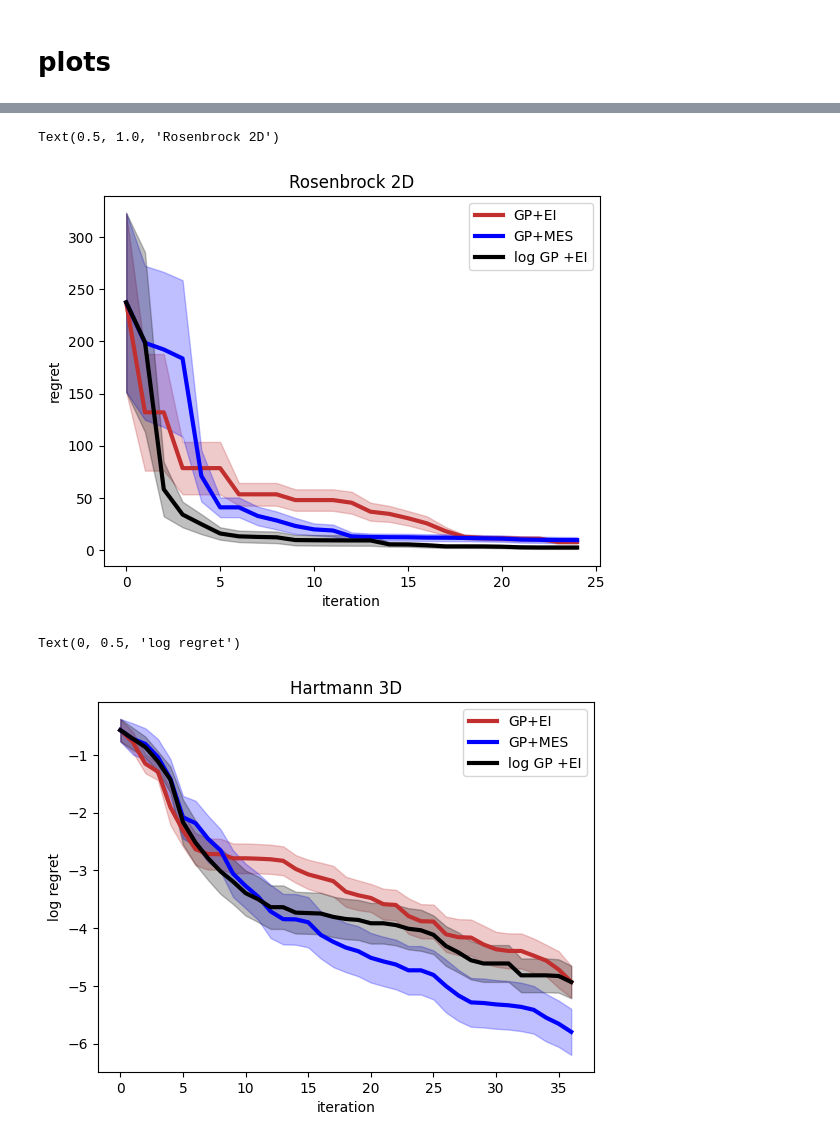
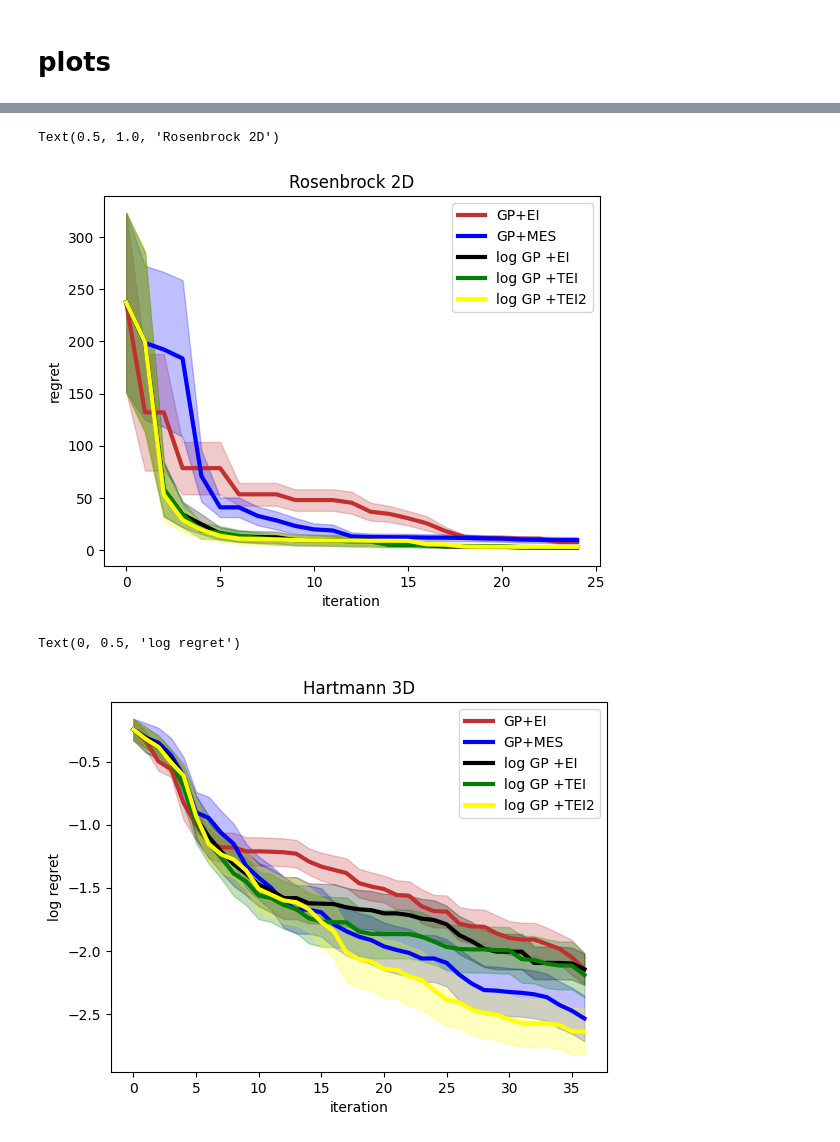
Before and after one commit to HanyangHenry-Wang/LogGP, a Jupyter notebook: Warped_GP+BO_(backup).ipynb, the cells around one changed output, grey strips where cells are left out. Cells and saved outputs as stored; diff of their text form; code cells hidden in the pictures.

```diff
--- a/Warped_GP+BO_(backup).ipynb
+++ b/Warped_GP+BO_(backup).ipynb
@@ -627,6 +961,8 @@ Text(0.5, 1.0, 'Branin 2D')
 BO_EI = np.genfromtxt(os.path.join(os.getcwd(),'Rosenbrock2D_BO_EI'), delimiter=',')
 BO_MES = np.genfromtxt(os.path.join(os.getcwd(),'Rosenbrock2D_BO_MES'), delimiter=',')
 Warped_BO_EI = np.genfromtxt(os.path.join(os.getcwd(),'Rosenbrock2D_Warped_BO_EI'), delimiter=',')
+Warped_BO_TEI = np.genfromtxt(os.path.join(os.getcwd(),'Rosenbrock2D_Warped_BO_TEI'), delimiter=',')
+Warped_BO_TEI2 = np.genfromtxt(os.path.join(os.getcwd(),'Rosenbrock2D_Warped_BO_TEI2'), delimiter=',')
 
 fstar = 0.
 
@@ -654,6 +990,22 @@ iter = np.array(range(mean.shape[0]))
 plt.plot(mean,linewidth=3,label='log GP +EI',color='black')
 plt.fill_between(iter, mean-std/np.sqrt(N), mean+std/np.sqrt(N),alpha=0.25,color='black')
 
+N = 20
+total_record = np.array(Warped_BO_TEI)-fstar
+mean = np.mean(total_record,axis=0)
+std = np.std(total_record,axis=0)
+iter = np.array(range(mean.shape[0]))
+plt.plot(mean,linewidth=3,label='log GP +TEI',color='green')
+plt.fill_between(iter, mean-std/np.sqrt(N), mean+std/np.sqrt(N),alpha=0.25,color='green')
+
+N = 20
+total_record =np.array(Warped_BO_TEI2)-fstar
+mean = np.mean(total_record,axis=0)
+std = np.std(total_record,axis=0)
+iter = np.array(range(mean.shape[0]))
+plt.plot(mean,linewidth=3,label='log GP +TEI2',color='yellow')
+plt.fill_between(iter, mean-std/np.sqrt(N), mean+std/np.sqrt(N),alpha=0.25,color='yellow')
+
 plt.xlabel('iteration')
 plt.ylabel('regret')
 
@@ -661,43 +1013,63 @@ plt.legend()
 plt.title('Rosenbrock 2D')
 # %% [output]
 Text(0.5, 1.0, 'Rosenbrock 2D')
-[figure, old version]
+[figure, new version]
 # %%
 BO_EI = np.genfromtxt(os.path.join(os.getcwd(),'Hartmann3D_BO_EI'), delimiter=',')
 BO_MES = np.genfromtxt(os.path.join(os.getcwd(),'Hartmann3D_BO_MES'), delimiter=',')
 Warped_BO_EI = np.genfromtxt(os.path.join(os.getcwd(),'Hartmann3D_Warped_BO_EI'), delimiter=',')
+Warped_BO_TEI = np.genfromtxt(os.path.join(os.getcwd(),'Hartmann3D_Warped_BO_TEI'), delimiter=',')
+Warped_BO_TEI2 = np.genfromtxt(os.path.join(os.getcwd(),'Hartmann3d_Warped_BO_TEI2'), delimiter=',')
 
-fstar = -3.8628
+fstar = -3.86278
 
 N = 20
-total_record = np.log(np.array(BO_EI)-fstar)
+total_record = np.log10(np.array(BO_EI)-fstar)
 mean = np.mean(total_record,axis=0)
 std = np.std(total_record,axis=0)
 iter = np.array(range(mean.shape[0]))
 plt.plot(mean,linewidth=3,label='GP+EI',color='#c22f2f')
 plt.fill_between(iter, mean-std/np.sqrt(N), mean+std/np.sqrt(N),alpha=0.25,color='#c22f2f')
 
 N = 20
-total_record =  np.log(np.array(BO_MES)-fstar)
+total_record =  np.log10(np.array(BO_MES)-fstar)
 mean = np.mean(total_record,axis=0)
 std = np.std(total_record,axis=0)
 iter = np.array(range(mean.shape[0]))
 plt.plot(mean,linewidth=3,label='GP+MES',color='blue')
 plt.fill_between(iter, mean-std/np.sqrt(N), mean+std/np.sqrt(N),alpha=0.25,color='blue')
 
 
 N = 20
-total_record =  np.log(np.array(Warped_BO_EI)-fstar)
+total_record =  np.log10(np.array(Warped_BO_EI)-fstar)
 mean = np.mean(total_record,axis=0)
 std = np.std(total_record,axis=0)
 iter = np.array(range(mean.shape[0]))
 plt.plot(mean,linewidth=3,label='log GP +EI',color='black')
 plt.fill_between(iter, mean-std/np.sqrt(N), mean+std/np.sqrt(N),alpha=0.25,color='black')
+
+N = 20
+total_record = np.log10(np.array(Warped_BO_TEI)-fstar)
+mean = np.mean(total_record,axis=0)
+std = np.std(total_record,axis=0)
+iter = np.array(range(mean.shape[0]))
+plt.plot(mean,linewidth=3,label='log GP +TEI',color='green')
+plt.fill_between(iter, mean-std/np.sqrt(N), mean+std/np.sqrt(N),alpha=0.25,color='green')
+
+N = 20
+total_record =np.log10(np.array(Warped_BO_TEI2)-fstar) #np.array(Warped_BO_TEI2)-fstar
+mean = np.mean(total_record,axis=0)
+std = np.std(total_record,axis=0)
+iter = np.array(range(mean.shape[0]))
+plt.plot(mean,linewidth=3,label='log GP +TEI2',color='yellow')
+plt.fill_between(iter, mean-std/np.sqrt(N), mean+std/np.sqrt(N),alpha=0.25,color='yellow')
+
+
 plt.legend()
 plt.title('Hartmann 3D')
 
 plt.xlabel('iteration')
 plt.ylabel('log regret')
 # %% [output]
 Text(0, 0.5, 'log regret')
-[figure, old version]
+[figure, new version]
```
Also changed, not shown: parts of 11 cells of this notebook, 25 other files.
